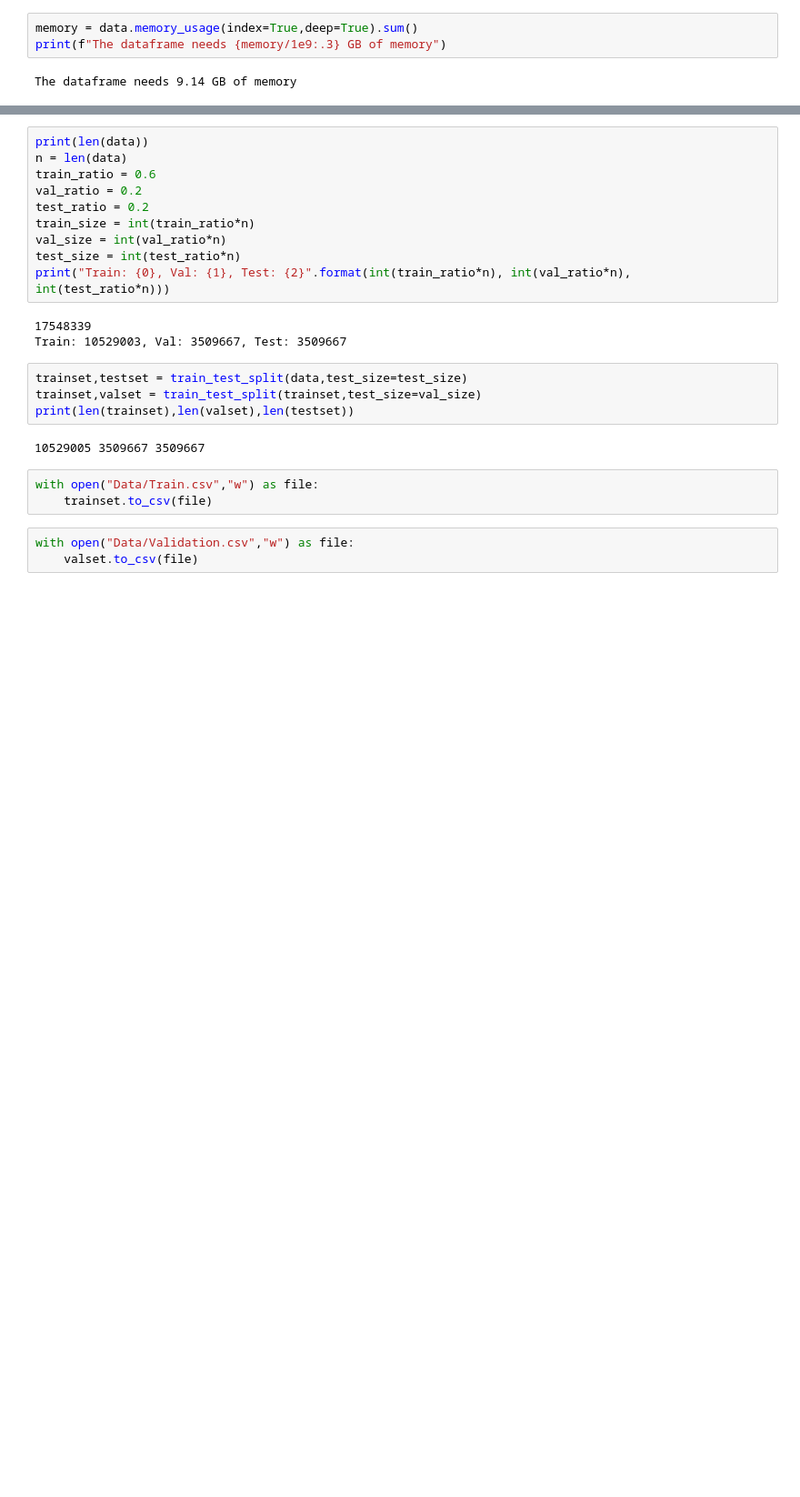
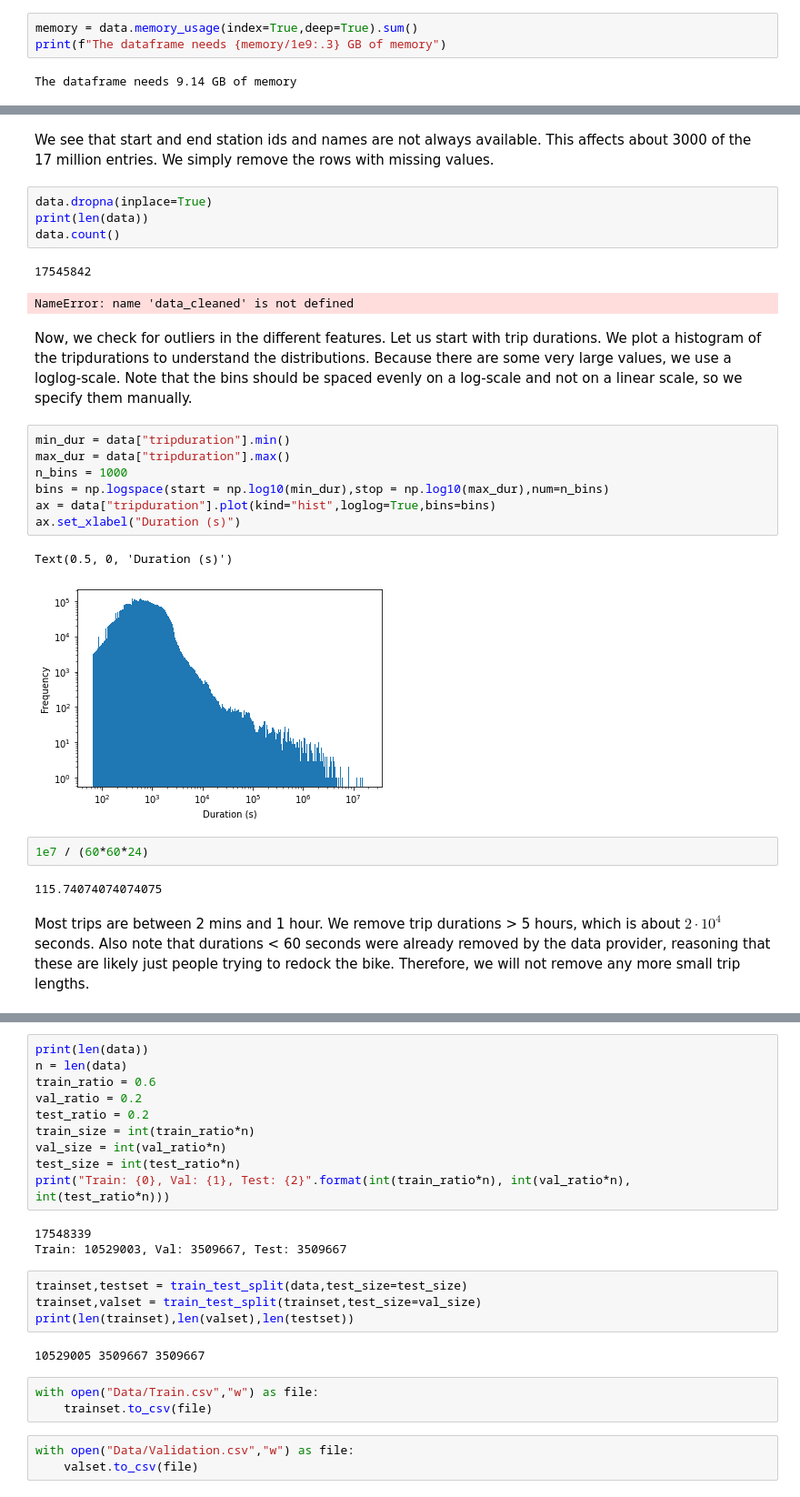
Before and after one commit to TWagner2/AXAChallenge, a Jupyter notebook: Preliminary.ipynb, the cells around one changed output, grey strips where cells are left out. Shown: that part at 91% size. Cells and saved outputs as stored; diff of their text form; blank space fills up the shorter version.

Commit message:
data cleaning etc

```diff
--- a/Preliminary.ipynb
+++ b/Preliminary.ipynb
@@ -123,0 +120,35 @@ counts.plot.pie(autopct='%1.0f%%',ylabel="")
+# %% [markdown]
+We see that start and end station ids and names are not always available.
+This affects about 3000 of the 17 million entries.
+We simply remove the rows with missing values.
+# %%
+data.dropna(inplace=True)
+print(len(data))
+data.count()
+# %% [output]
+17545842
+NameError: name 'data_cleaned' is not defined
+# %% [markdown]
+Now, we check for outliers in the different features.
+Let us start with trip durations.
+We plot a histogram of the tripdurations to understand the distributions.
+Because there are some very large values, we use a loglog-scale.
+Note that the bins should be spaced evenly on a log-scale and not on a linear scale, so we specify them manually.
+# %%
+min_dur = data["tripduration"].min()
+max_dur = data["tripduration"].max()
+n_bins = 1000
+bins = np.logspace(start = np.log10(min_dur),stop = np.log10(max_dur),num=n_bins)
+ax = data["tripduration"].plot(kind="hist",loglog=True,bins=bins)
+ax.set_xlabel("Duration (s)")
+# %% [output]
+Text(0.5, 0, 'Duration (s)')
+[figure, added]
+# %%
+1e7 / (60*60*24)
+# %% [output]
+115.74074074074075
+# %% [markdown]
+Most trips are between 2 mins and 1 hour.
+We remove trip durations > 5 hours, which is about $2\cdot10^4$ seconds.
+Also note that durations < 60 seconds were already removed by the data provider, reasoning that these are likely just people trying to redock the bike. Therefore, we will not remove any more small trip lengths.
```
Also changed, not shown: parts of 23 cells of this notebook.
